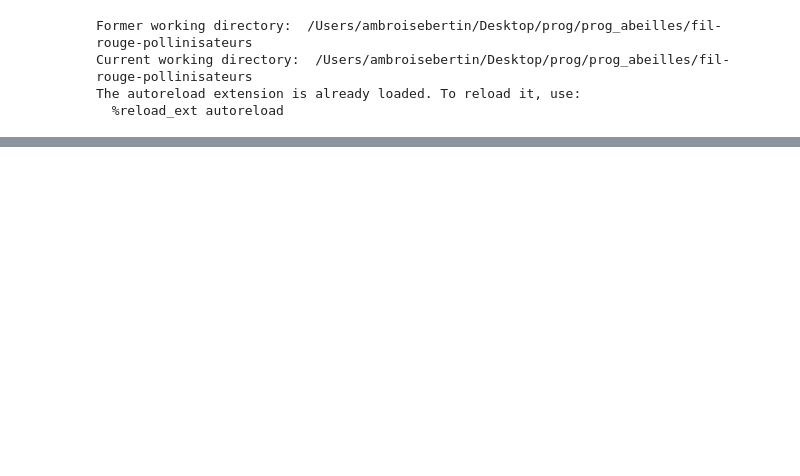
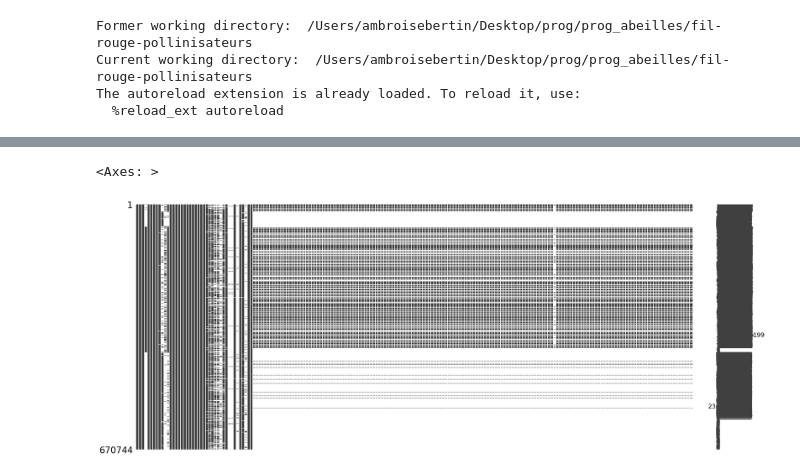
Before and after one commit to juldpnt/fil-rouge-pollinisateurs, a Jupyter notebook: notebooks/merge_corineland.ipynb, the cells around one changed output, grey strips where cells are left out. Saved outputs shown, nothing was run; the diff lists cells and outputs as text; code cells hidden in the pictures; blank space fills up the shorter version.

Commit message:
merge done (à vérifier "valeurs supplémentaires" !!)

```diff
--- a/notebooks/merge_corineland.ipynb
+++ b/notebooks/merge_corineland.ipynb
@@ -51,0 +50,2 @@ Name: collection_nom, Length: 670744, dtype: object
+# %%
+spipoll['collection_heure_debut'] = pd.to_datetime(spipoll['collection_heure_debut'], format='ISO8601')
@@ -51,0 +57,6 @@ Name: collection_nom, Length: 670744, dtype: object
+# %%
+# ajoute une colonne "clef_primaire" au début de chaque jeu de données et qui contient la concaténation des colonnes "collection_nom", "latitude" et "longitude"
+corineland.insert(0, 'clef_primaire', corineland['collection_heure_debut'].astype(str) + corineland['latitude'].astype(str) + corineland['longitude'].astype(str))
+spipoll.insert(0, 'clef_primaire', spipoll['collection_heure_debut'].astype(str) + spipoll['latitude'].astype(str) + spipoll['longitude'].astype(str))
+
+corineland.shape, spipoll.shape
@@ -51,0 +127,4 @@ Name: collection_nom, Length: 670744, dtype: object
+# %%
+# ne conserve que les colonnes d'intérêt dans le jeu de données corineland
+corineland = corineland[['clef_primaire'] + colonnes_interet]
+corineland.shape, spipoll.shape
@@ -51,0 +133,3 @@ Name: collection_nom, Length: 670744, dtype: object
+# %%
+# merge des deux dataframe
+merged_df = spipoll.merge(corineland, how='left', on='clef_primaire')
@@ -51,0 +150,5 @@ Name: collection_nom, Length: 670744, dtype: object
+# %%
+msno.matrix(merged_df)
+# %% [output]
+<Axes: >
+[figure, added]
```
Also changed, not shown: parts of 14 cells of this notebook.
